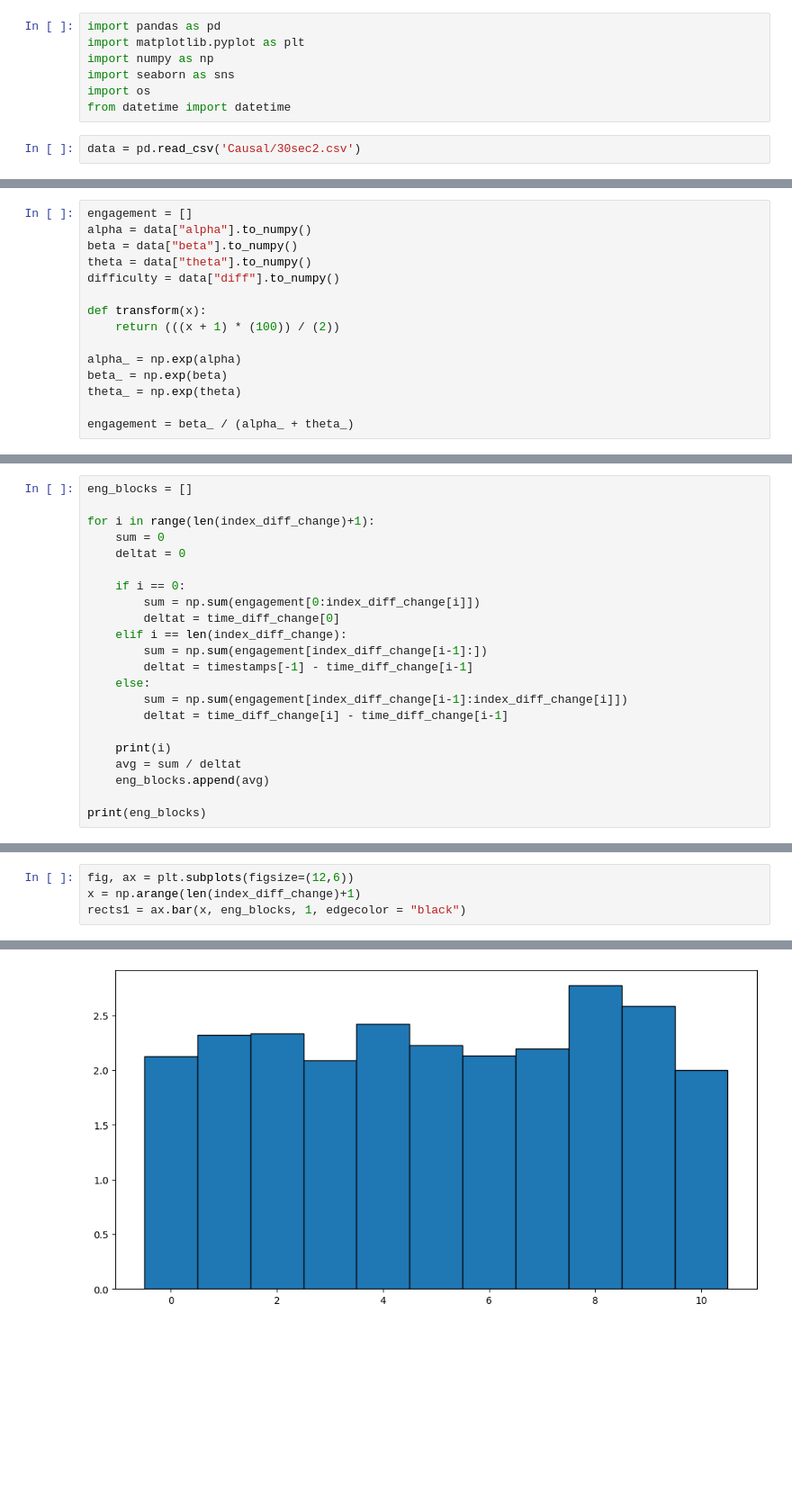
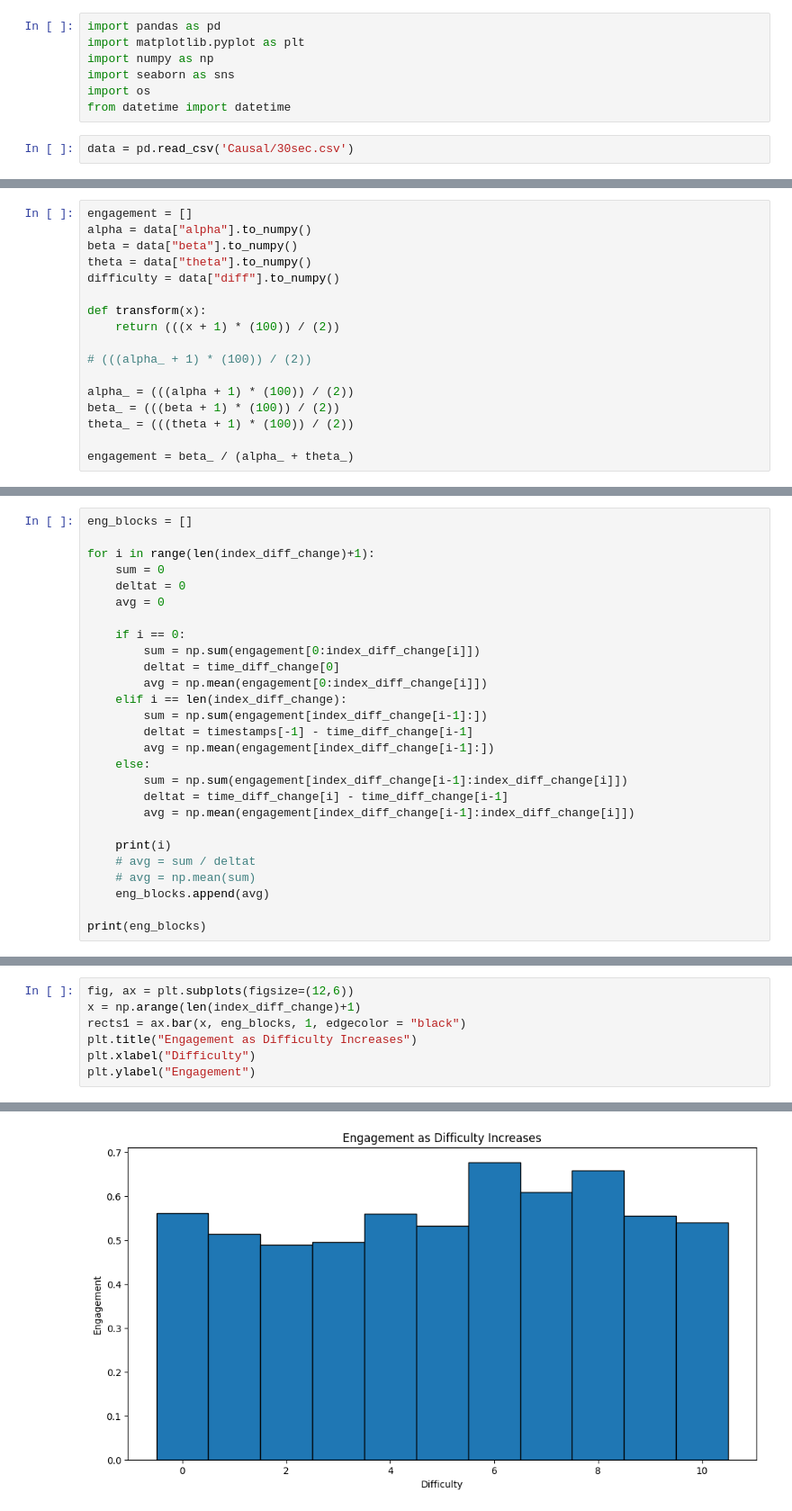
Before and after one commit to aaronjuma/EEGMario, a Jupyter notebook: Analysis/CausalAnalysis.ipynb, the cells around one changed output, grey strips where cells are left out. Shown at 90% size. Saved outputs shown, nothing was run; the diff lists cells and outputs as text; blank space fills up the shorter version.

Commit message:
Changed Visualization Code

```diff
--- a/Analysis/CausalAnalysis.ipynb
+++ b/Analysis/CausalAnalysis.ipynb
@@ -6,7 +6,7 @@ import seaborn as sns
 import os
 from datetime import datetime
 # %%
-data = pd.read_csv('Causal/30sec2.csv')
+data = pd.read_csv('Causal/30sec.csv')
 # %%
 date = data["timestamp"]
 date
@@ -44,9 +44,11 @@ difficulty = data["diff"].to_numpy()
 def transform(x):
     return (((x + 1) * (100)) / (2))
 
-alpha_ = np.exp(alpha)
-beta_ = np.exp(beta)
-theta_ = np.exp(theta)
+# (((alpha_ + 1) * (100)) / (2))
+
+alpha_ = (((alpha + 1) * (100)) / (2))
+beta_ = (((beta + 1) * (100)) / (2))
+theta_ = (((theta + 1) * (100)) / (2))
 
 engagement = beta_ / (alpha_ + theta_)
 # %%
@@ -89,19 +91,24 @@ eng_blocks = []
 for i in range(len(index_diff_change)+1):
     sum = 0
     deltat = 0
+    avg = 0
 
     if i == 0:
         sum = np.sum(engagement[0:index_diff_change[i]])
         deltat = time_diff_change[0]
+        avg = np.mean(engagement[0:index_diff_change[i]])
     elif i == len(index_diff_change):
         sum = np.sum(engagement[index_diff_change[i-1]:])
         deltat = timestamps[-1] - time_diff_change[i-1]
+        avg = np.mean(engagement[index_diff_change[i-1]:])
     else:
         sum = np.sum(engagement[index_diff_change[i-1]:index_diff_change[i]])
         deltat = time_diff_change[i] - time_diff_change[i-1]
+        avg = np.mean(engagement[index_diff_change[i-1]:index_diff_change[i]])
 
     print(i)
-    avg = sum / deltat
+    # avg = sum / deltat
+    # avg = np.mean(sum)
     eng_blocks.append(avg)
 
 print(eng_blocks)
@@ -122,4 +129,7 @@ print(eng_blocks)
 fig, ax = plt.subplots(figsize=(12,6))
 x = np.arange(len(index_diff_change)+1)
 rects1 = ax.bar(x, eng_blocks, 1, edgecolor = "black")
+plt.title("Engagement as Difficulty Increases")
+plt.xlabel("Difficulty")
+plt.ylabel("Engagement")
 # %% [output]
@@ -126 +137 @@ rects1 = ax.bar(x, eng_blocks, 1, edgecolor = "black")
-[figure, old version]
+[figure, new version]
```
Also changed, not shown: parts of 7 cells of this notebook, 1 other file.
